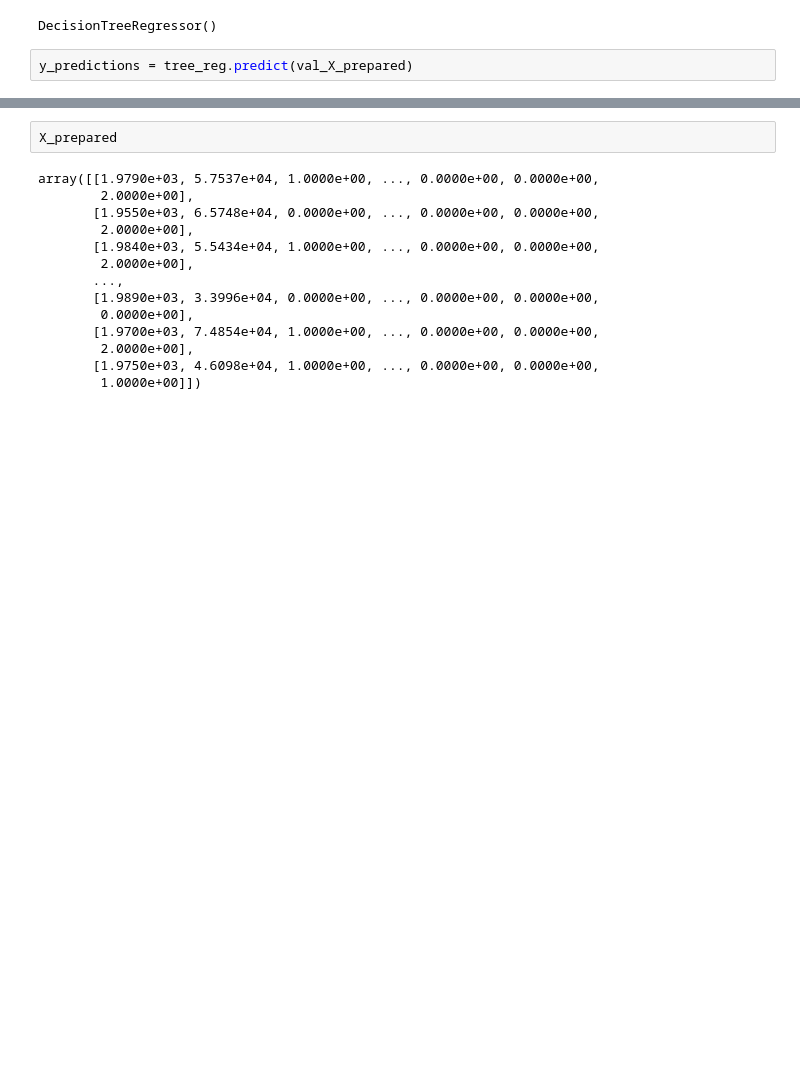
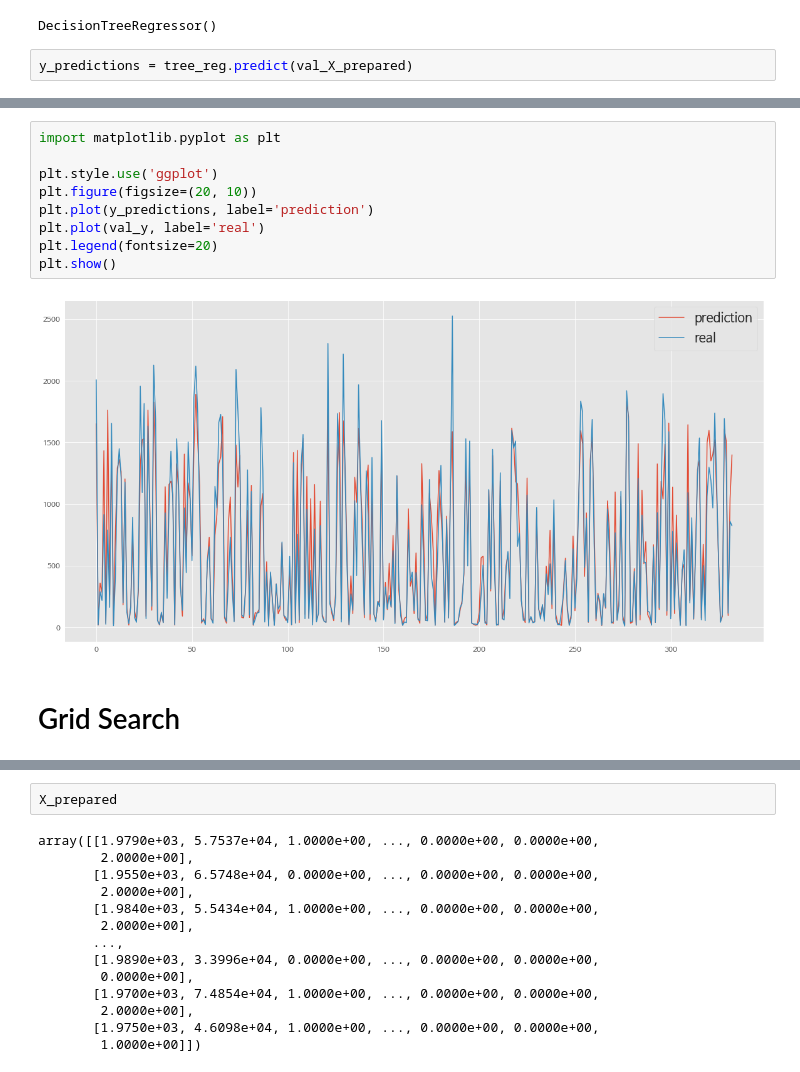
Before and after one commit to EVAN96KWON/dacon_basic_1, a Jupyter notebook: notebooks/dacon_1.ipynb, the cells around one changed output, grey strips where cells are left out. Drawn from its saved outputs; the diff is of its cells as text; blank space fills up the shorter version.

```diff
--- a/notebooks/dacon_1.ipynb
+++ b/notebooks/dacon_1.ipynb
@@ -295,0 +456,13 @@ plt.show()
+# %%
+import matplotlib.pyplot as plt
+
+plt.style.use('ggplot')
+plt.figure(figsize=(20, 10))
+plt.plot(y_predictions, label='prediction')
+plt.plot(val_y, label='real')
+plt.legend(fontsize=20)
+plt.show()
+# %% [output]
+[figure, added]
+# %% [markdown]
+# Grid Search
```
Also changed, not shown: parts of 34 cells of this notebook, 1 other file.
